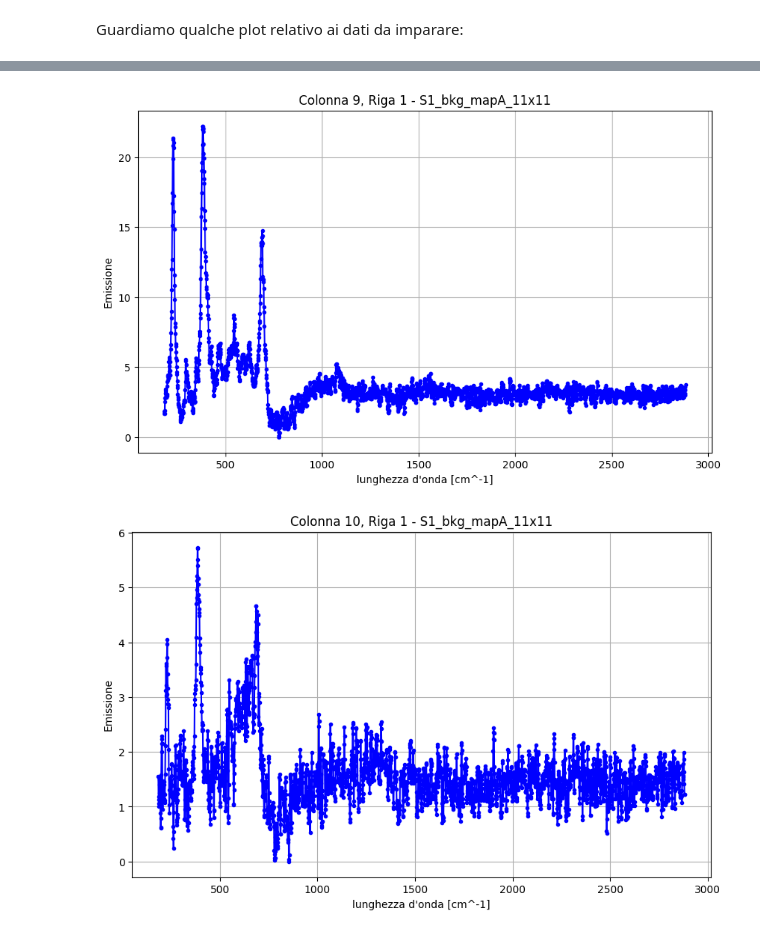
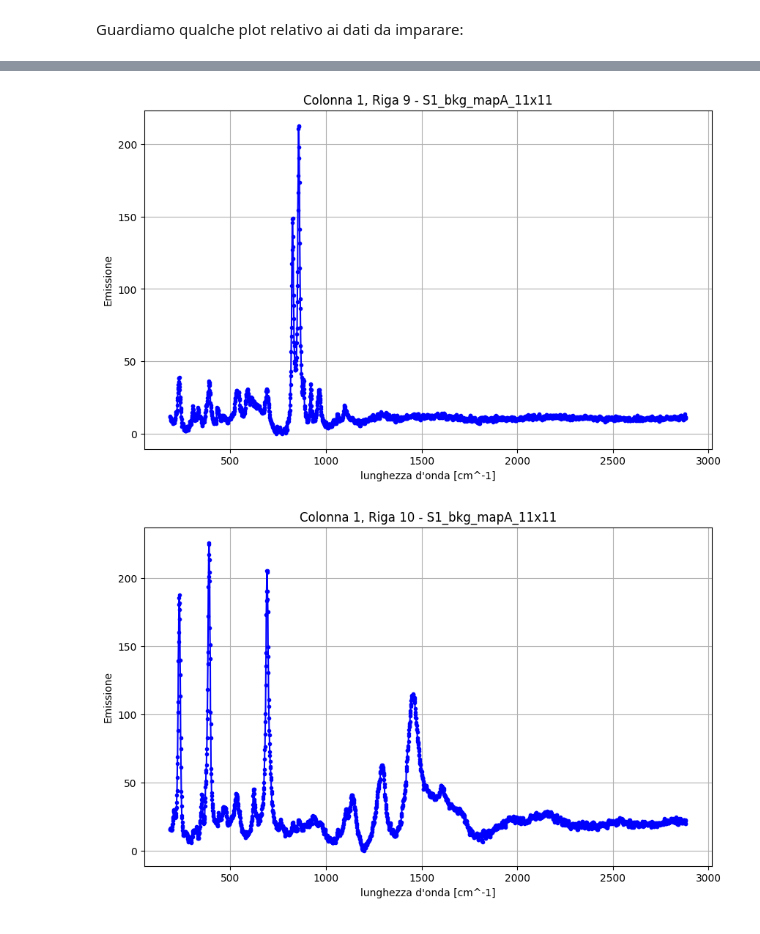
Before and after one commit to lucasulinux/progetto_data_science, a Jupyter notebook: prog_ipynb.ipynb, the cells around one changed output, grey strips where cells are left out. Cells and saved outputs as stored; diff of their text form; code cells hidden in the pictures.

Commit message:
Visualizzazione dati

```diff
--- a/prog_ipynb.ipynb
+++ b/prog_ipynb.ipynb
@@ -134,10 +134,10 @@ Guardiamo qualche plot relativo ai dati da imparare:
 # %%
 directory= "/home/luca/Uni/VI/Data science/Progetto/prog_DS"
 names = ["S1_bkg_mapA_11x11.csv", "S1_mapA_11x11.csv", "S2_bkg_mapA_11x11.csv", "S2_mapA_11x11.csv"]
-df = pd.read_csv(names[1])
+df = pd.read_csv(names[0])
 for i in range(11):
-    colonna = i
-    riga = 0
+    colonna = 0
+    riga = i
     filtro = df[(df['colonna'] == colonna) & (df['riga'] == riga)]
     plt.figure(figsize=(10, 6))
     plt.plot(filtro['x'].values,filtro['y'].values, marker='.', linestyle=None, color='blue')
@@ -158,2 +158,2 @@ for i in range(11):
-[figure, old version]
+[figure, new version]
-[figure, old version]
+[figure, new version]
```
Also changed, not shown: parts of 2 cells of this notebook.
